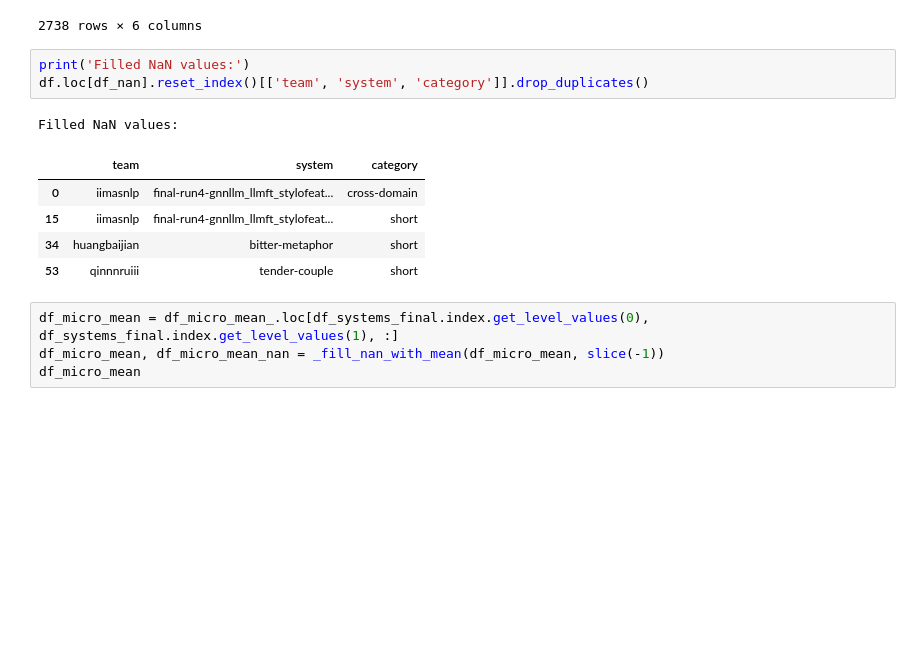
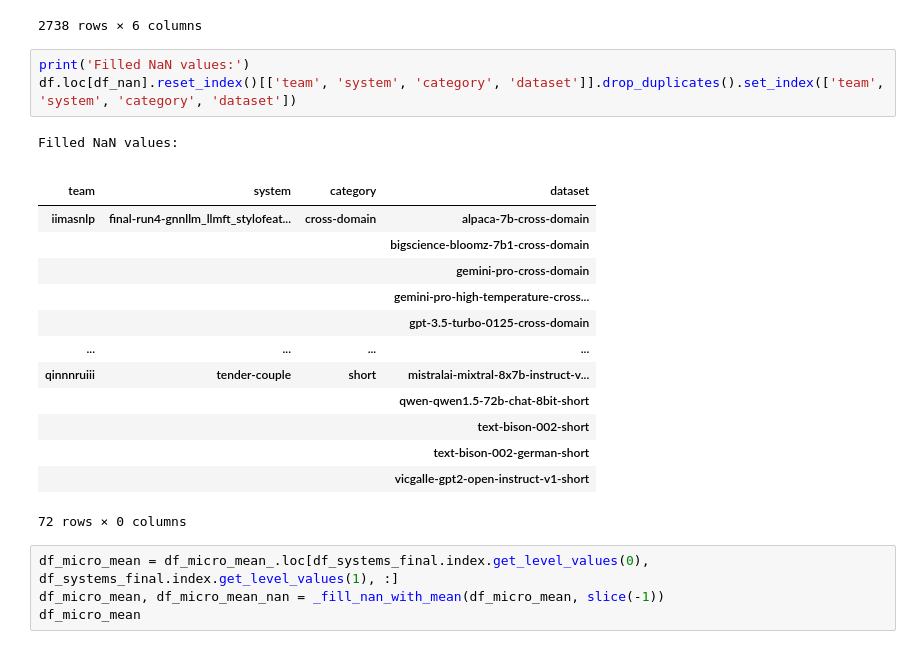
Before and after one commit to pan-webis-de/pan24-generative-ai-authorship-verification, a Jupyter notebook: pan24_task_eval/pan24-generative-authorship-evaluation.ipynb, the cells around one changed output. Saved outputs shown, nothing was run; the diff lists cells and outputs as text; blank space fills up the shorter version.

```diff
--- a/pan24_task_eval/pan24-generative-authorship-evaluation.ipynb
+++ b/pan24_task_eval/pan24-generative-authorship-evaluation.ipynb
@@ -208,14 +208,23 @@ df
 2738 rows × 6 columns
 # %%
 print('Filled NaN values:')
-df.loc[df_nan].reset_index()[['team', 'system', 'category']].drop_duplicates()
+df.loc[df_nan].reset_index()[['team', 'system', 'category', 'dataset']].drop_duplicates().set_index(['team', 'system', 'category', 'dataset'])
 # %% [output]
 Filled NaN values:
-|  | team | system | category |
-| 0 | iimasnlp | final-run4-gnnllm_llmft_stylofeat... | cross-domain |
-| 15 | iimasnlp | final-run4-gnnllm_llmft_stylofeat... | short |
-| 34 | huangbaijian | bitter-metaphor | short |
-| 53 | qinnnruiii | tender-couple | short |
+|  |  |  |  |
+| team | system | category | dataset |
+| iimasnlp | final-run4-gnnllm_llmft_stylofeat... | cross-domain | alpaca-7b-cross-domain |
+|  |  |  | bigscience-bloomz-7b1-cross-domain |
+|  |  |  | gemini-pro-cross-domain |
+|  |  |  | gemini-pro-high-temperature-cross... |
+|  |  |  | gpt-3.5-turbo-0125-cross-domain |
+| ... | ... | ... | ... |
+| qinnnruiii | tender-couple | short | mistralai-mixtral-8x7b-instruct-v... |
+|  |  |  | qwen-qwen1.5-72b-chat-8bit-short |
+|  |  |  | text-bison-002-short |
+|  |  |  | text-bison-002-german-short |
+|  |  |  | vicgalle-gpt2-open-instruct-v1-short |
+72 rows × 0 columns
 # %%
 df_micro_mean = df_micro_mean_.loc[df_systems_final.index.get_level_values(0), df_systems_final.index.get_level_values(1), :]
 df_micro_mean, df_micro_mean_nan = _fill_nan_with_mean(df_micro_mean, slice(-1))
```
Also changed, not shown: parts of 5 cells of this notebook.
